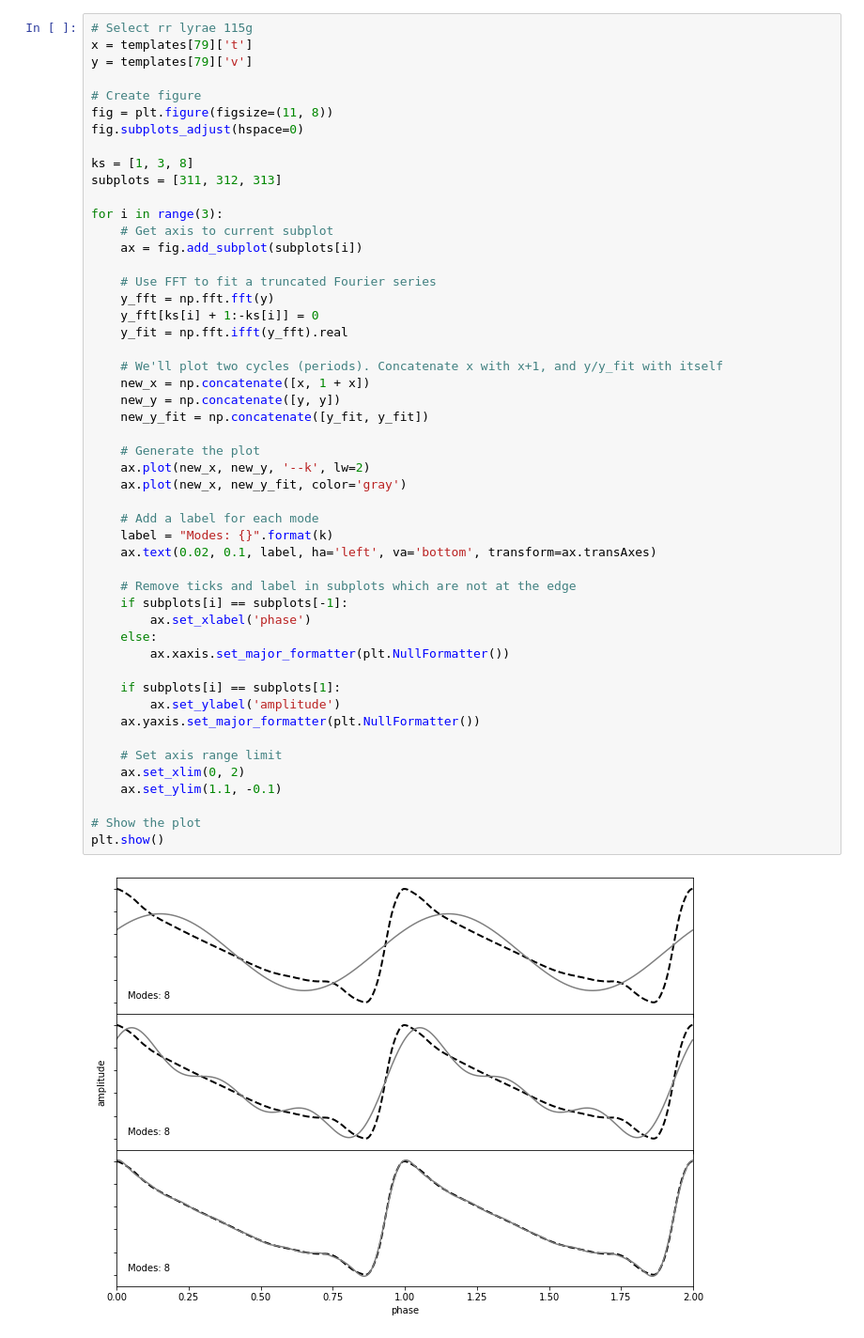
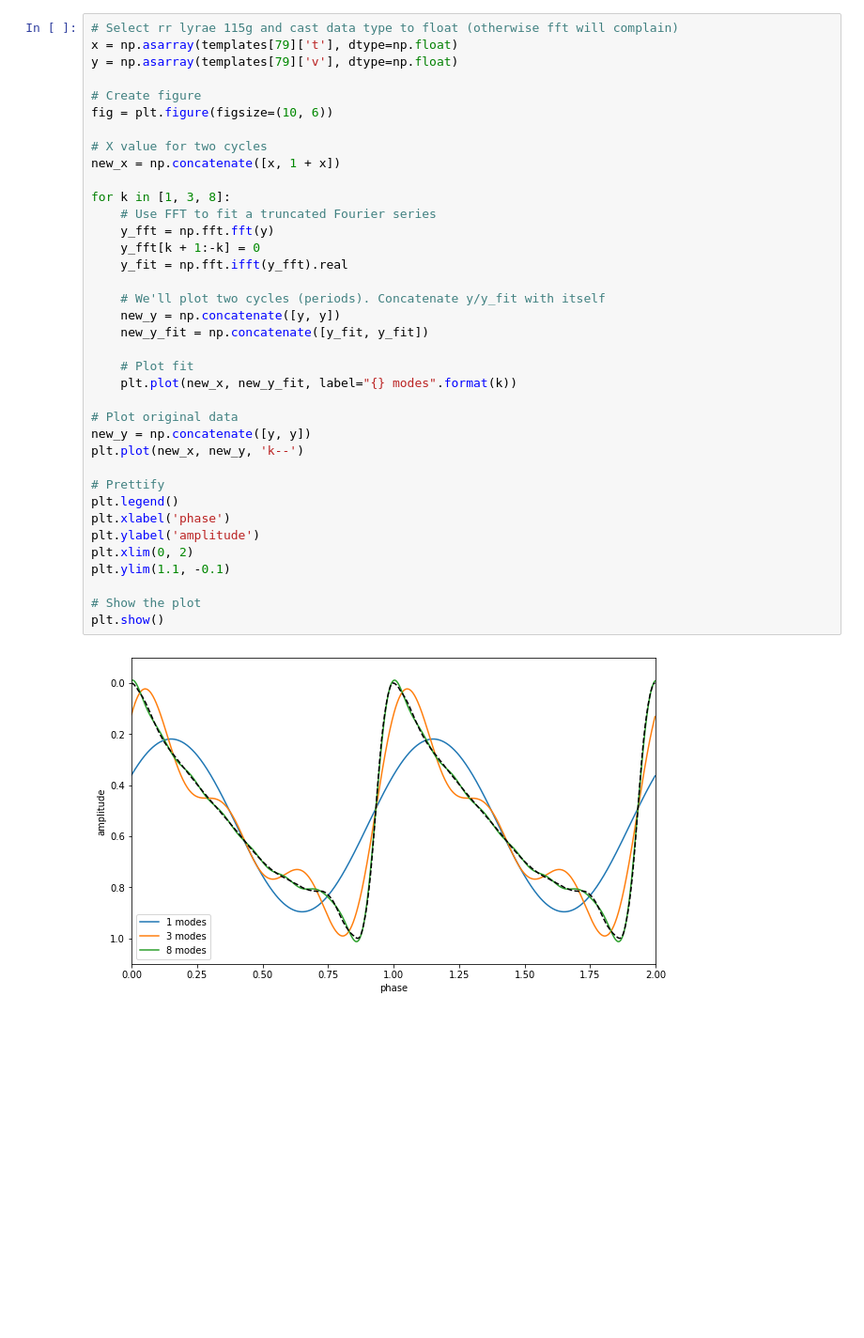
Before and after one commit to uom-lectures/PHY3287, a Jupyter notebook: lecture_7.ipynb, the cells around one changed output. Shown at 94% size. Drawn from its saved outputs; the diff is of its cells as text; blank space fills up the shorter version.

```diff
--- a/lecture_7.ipynb
+++ b/lecture_7.ipynb
@@ -72,55 +70,42 @@ plt.plot(templates[0]['t'], templates[0]['v'])
 # %%
-# Select rr lyrae 115g
-x = templates[79]['t']
-y = templates[79]['v']
+# Select rr lyrae 115g and cast data type to float (otherwise fft will complain)
+x = np.asarray(templates[79]['t'], dtype=np.float)
+y = np.asarray(templates[79]['v'], dtype=np.float)
 
 # Create figure
-fig = plt.figure(figsize=(11, 8))
-fig.subplots_adjust(hspace=0)
+fig = plt.figure(figsize=(10, 6))
 
-ks = [1, 3, 8]
-subplots = [311, 312, 313]
+# X value for two cycles
+new_x = np.concatenate([x, 1 + x])
 
-for i in range(3):
-    # Get axis to current subplot
-    ax = fig.add_subplot(subplots[i])
-
+for k in [1, 3, 8]:
     # Use FFT to fit a truncated Fourier series
     y_fft = np.fft.fft(y)
-    y_fft[ks[i] + 1:-ks[i]] = 0
+    y_fft[k + 1:-k] = 0
     y_fit = np.fft.ifft(y_fft).real
 
-    # We'll plot two cycles (periods). Concatenate x with x+1, and y/y_fit with itself
-    new_x = np.concatenate([x, 1 + x])
+    # We'll plot two cycles (periods). Concatenate y/y_fit with itself
     new_y = np.concatenate([y, y])
     new_y_fit = np.concatenate([y_fit, y_fit])
 
-    # Generate the plot
-    ax.plot(new_x, new_y, '--k', lw=2)
-    ax.plot(new_x, new_y_fit, color='gray')
+    # Plot fit
+    plt.plot(new_x, new_y_fit, label="{} modes".format(k))
 
-    # Add a label for each mode
-    label = "Modes: {}".format(k)
-    ax.text(0.02, 0.1, label, ha='left', va='bottom', transform=ax.transAxes)
+# Plot original data
+new_y = np.concatenate([y, y])
+plt.plot(new_x, new_y, 'k--')
 
-    # Remove ticks and label in subplots which are not at the edge
-    if subplots[i] == subplots[-1]:
-        ax.set_xlabel('phase')
-    else:
-        ax.xaxis.set_major_formatter(plt.NullFormatter())
-
-    if subplots[i] == subplots[1]:
-        ax.set_ylabel('amplitude')
-    ax.yaxis.set_major_formatter(plt.NullFormatter())
-
-    # Set axis range limit
-    ax.set_xlim(0, 2)
-    ax.set_ylim(1.1, -0.1)
+# Prettify
+plt.legend()
+plt.xlabel('phase')
+plt.ylabel('amplitude')
+plt.xlim(0, 2)
+plt.ylim(1.1, -0.1)
 
 # Show the plot
 plt.show()
 # %% [output]
-[figure, old version]
+[figure, new version]
 # %% [markdown]
 The Fourier Transofrm of a function $h(t)$ is defined as
 
```
Also changed, not shown: parts of 26 cells of this notebook, 4 other files.
